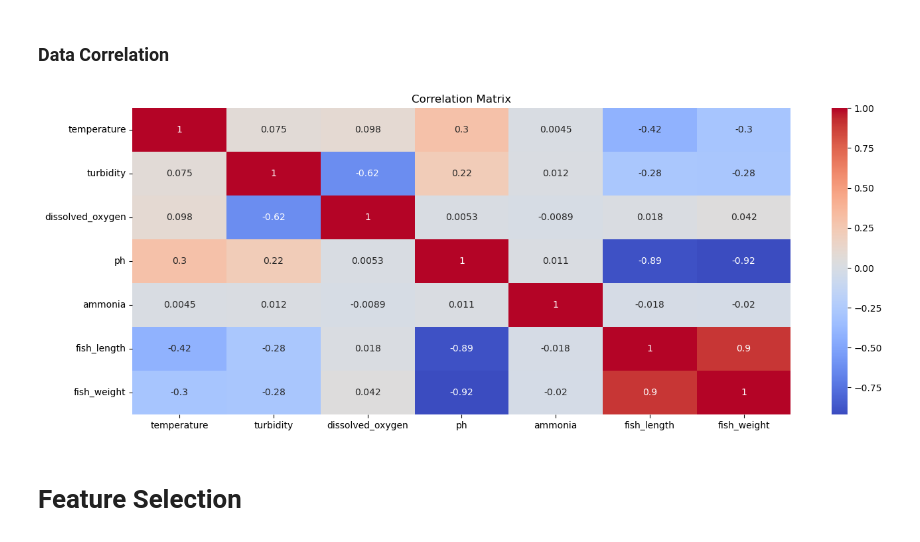
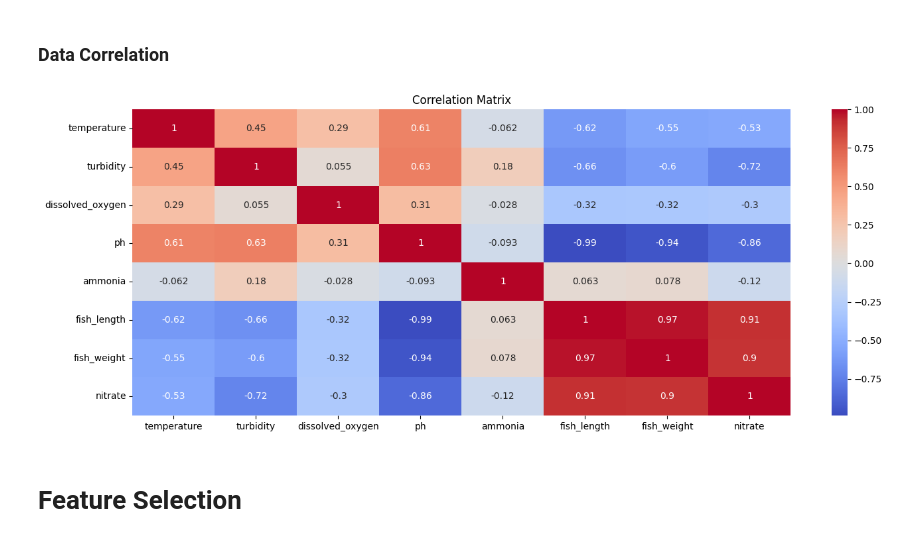
Before and after one commit to apadin-usd/AAI-530-04-Final-Project-Group-4, a Jupyter notebook: notebook/IoT-Based Aquaponics Fish Pond System.ipynb, the cells around one changed output. Saved outputs shown, nothing was run; the diff lists cells and outputs as text; code cells hidden in the pictures.

```diff
--- a/notebook/IoT-Based Aquaponics Fish Pond System.ipynb
+++ b/notebook/IoT-Based Aquaponics Fish Pond System.ipynb
@@ -164,7 +165,7 @@ pond1.describe()
 # %%
 # define the variables
 # without population since its a contant value
-vars = ['temperature', 'turbidity', 'dissolved_oxygen', 'ph', 'ammonia', 'fish_length', 'fish_weight']
+vars = ['temperature', 'turbidity', 'dissolved_oxygen', 'ph', 'ammonia', 'fish_length', 'fish_weight','nitrate']
 # %% [markdown]
 ### Histograms and Readings
 # %%
@@ -189,0 +191,13 @@ plt.show()
+# %%
+
+# Assuming df is your DataFrame
+Q1 = pond1.quantile(0.25)
+Q3 = pond1.quantile(0.75)
+IQR = Q3 - Q1
+
+# Define the outlier thresholds
+lower_bound = Q1 - 1.5 * IQR
+upper_bound = Q3 + 1.5 * IQR
+
+# Filter the DataFrame to remove outliers
+pond1_filtered = pond1[~((pond1 < lower_bound) | (pond1 > upper_bound)).any(axis=1)]
@@ -245,14 +278,14 @@ plt.show()
 ### Data Correlation
 # %%
 # compute correlation matrix
-corr_matrix = pond1[vars].corr()
+corr_matrix = pond1_filtered[vars].corr()
 
 # display heatmap
 plt.figure(figsize=(16, 6))
 sns.heatmap(corr_matrix, annot=True, cmap="coolwarm")
 plt.title("Correlation Matrix")
 plt.show()
 # %% [output]
-[figure, old version]
+[figure, new version]
 # %% [markdown]
 # Feature Selection
```
Also changed, not shown: parts of 13 cells of this notebook.
